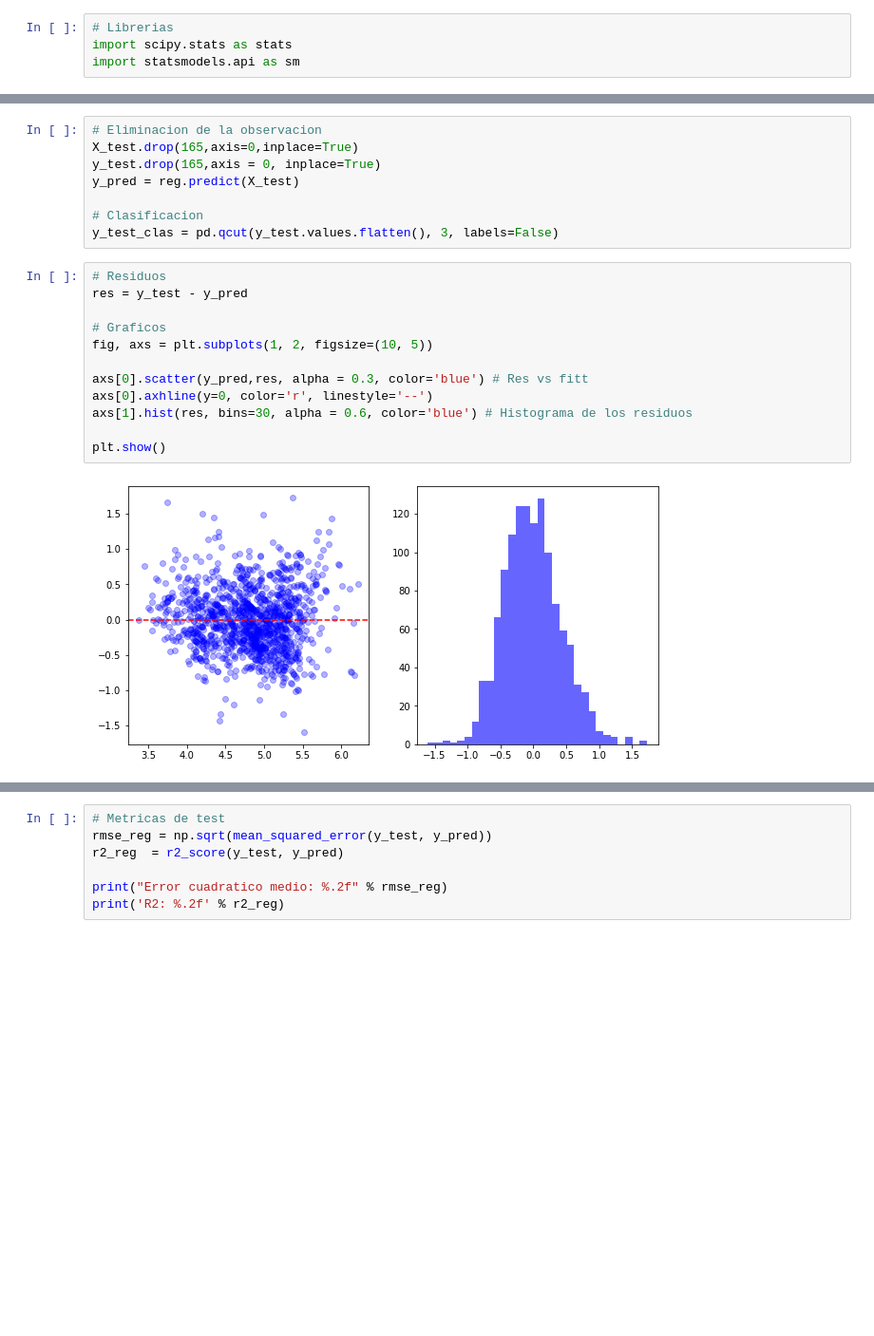
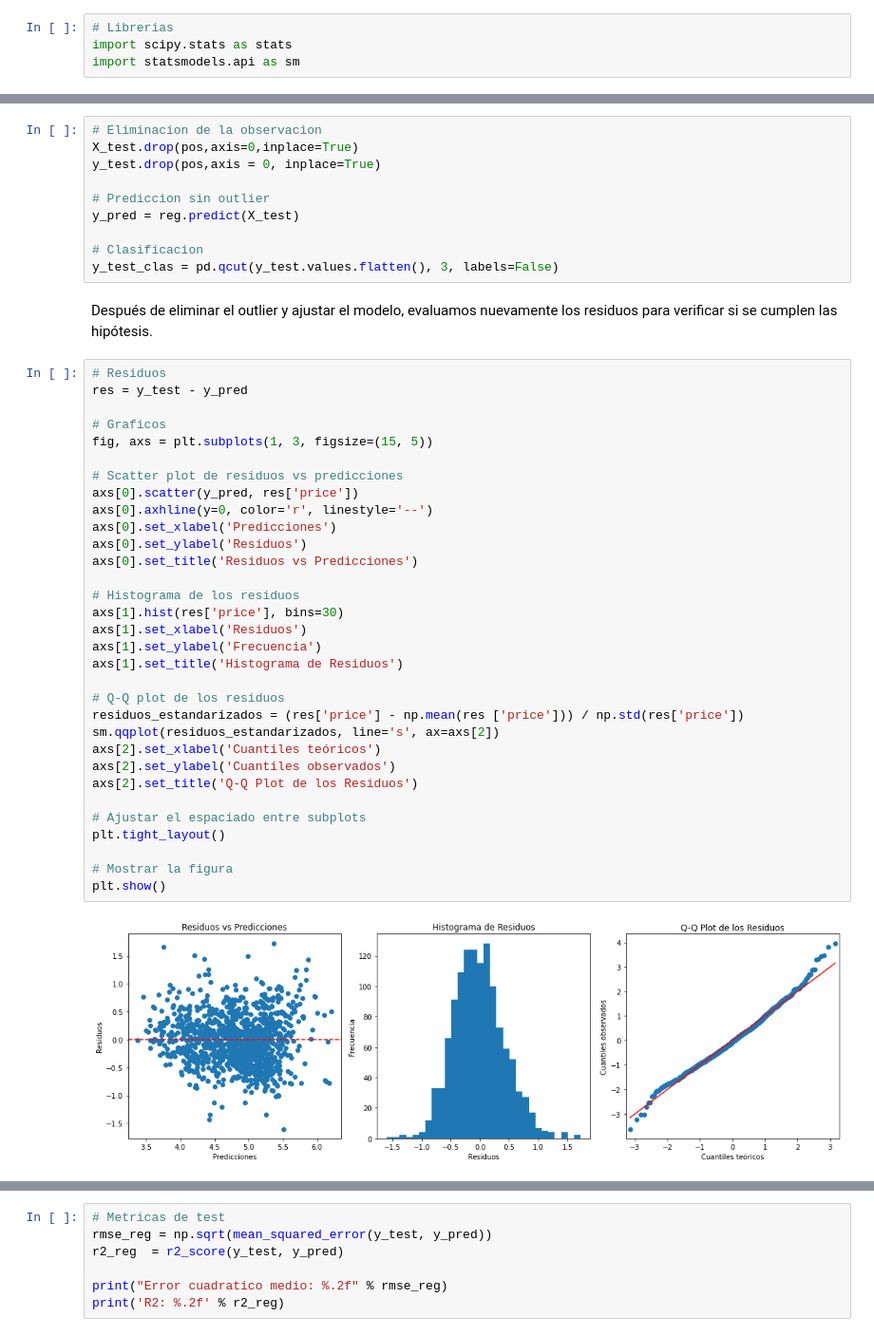
Before and after one commit to sofiamacein/Airbnb_Proyecto, a Jupyter notebook: Airbnb_MODELS.ipynb, the cells around one changed output, grey strips where cells are left out. Shown at 95% size. Saved outputs shown, nothing was run; the diff lists cells and outputs as text; blank space fills up the shorter version.

```diff
--- a/Airbnb_MODELS.ipynb
+++ b/Airbnb_MODELS.ipynb
@@ -161,23 +183,47 @@ Shared room         0.000000
 Name: 165, dtype: float64
 # %%
 # Eliminacion de la observacion
-X_test.drop(165,axis=0,inplace=True)
-y_test.drop(165,axis = 0, inplace=True)
+X_test.drop(pos,axis=0,inplace=True)
+y_test.drop(pos,axis = 0, inplace=True)
+
+# Prediccion sin outlier
 y_pred = reg.predict(X_test)
 
 # Clasificacion
 y_test_clas = pd.qcut(y_test.values.flatten(), 3, labels=False)
+# %% [markdown]
+Después de eliminar el outlier y ajustar el modelo, evaluamos nuevamente los residuos para verificar si se cumplen las hipótesis.
 # %%
 # Residuos
 res = y_test - y_pred
 
 # Graficos
-fig, axs = plt.subplots(1, 2, figsize=(10, 5))
+fig, axs = plt.subplots(1, 3, figsize=(15, 5))
 
-axs[0].scatter(y_pred,res, alpha = 0.3, color='blue') # Res vs fitt
+# Scatter plot de residuos vs predicciones
+axs[0].scatter(y_pred, res['price'])
 axs[0].axhline(y=0, color='r', linestyle='--')
-axs[1].hist(res, bins=30, alpha = 0.6, color='blue') # Histograma de los residuos
+axs[0].set_xlabel('Predicciones')
+axs[0].set_ylabel('Residuos')
+axs[0].set_title('Residuos vs Predicciones')
 
+# Histograma de los residuos
+axs[1].hist(res['price'], bins=30)
+axs[1].set_xlabel('Residuos')
+axs[1].set_ylabel('Frecuencia')
+axs[1].set_title('Histograma de Residuos')
+
+# Q-Q plot de los residuos
+residuos_estandarizados = (res['price'] - np.mean(res ['price'])) / np.std(res['price'])
+sm.qqplot(residuos_estandarizados, line='s', ax=axs[2])
+axs[2].set_xlabel('Cuantiles teóricos')
+axs[2].set_ylabel('Cuantiles observados')
+axs[2].set_title('Q-Q Plot de los Residuos')
+
+# Ajustar el espaciado entre subplots
+plt.tight_layout()
+
+# Mostrar la figura
 plt.show()
 # %% [output]
-[figure, old version]
+[figure, new version]
```
Also changed, not shown: parts of 80 cells of this notebook.
